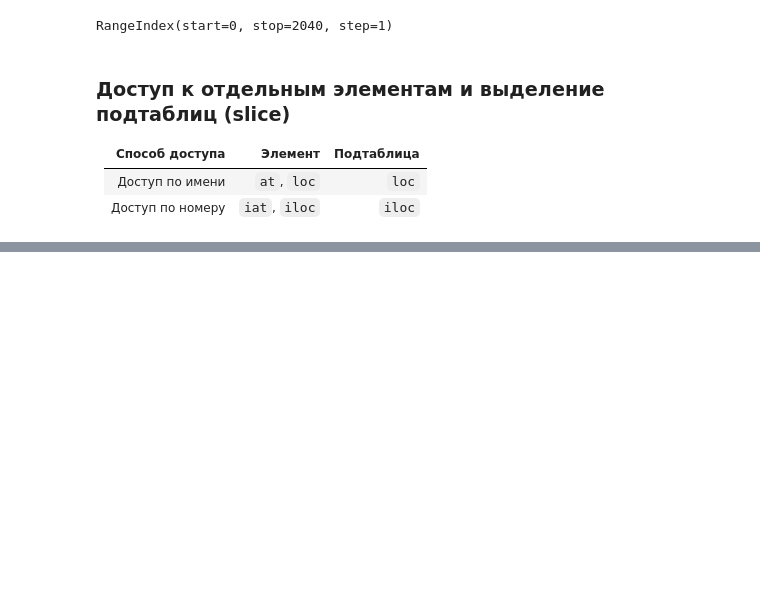
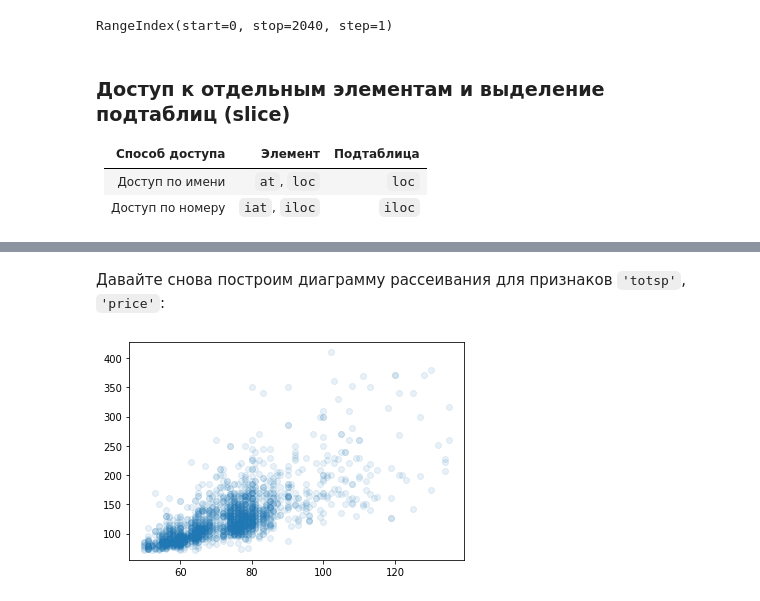
Before and after one commit to EvaKolosova/MachineLearningCourse, a Jupyter notebook: PriceOfFlatsInMoscow.ipynb, the cells around one changed output, grey strips where cells are left out. Cells and saved outputs as stored; diff of their text form; code cells hidden in the pictures; blank space fills up the shorter version.

```diff
--- a/PriceOfFlatsInMoscow.ipynb
+++ b/PriceOfFlatsInMoscow.ipynb
@@ -95,0 +204,6 @@ RangeIndex(start=0, stop=2040, step=1)
+# %%
+rows_to_drop = data_raw[
+    (data_raw['price'] < data_raw['price'].quantile(0.005)) | (data_raw['price'] > data_raw['price'].quantile(0.995)) |
+    (data_raw['totsp']  < data_raw['totsp' ].quantile(0.005)) | (data_raw['totsp']  > data_raw['totsp' ].quantile(0.995))].index
+data = data_raw.drop(rows_to_drop)
+data.shape
@@ -95,0 +242,7 @@ RangeIndex(start=0, stop=2040, step=1)
+# %% [markdown]
+Давайте снова построим диаграмму рассеивания для признаков `'totsp'`, `'price'`:
+# %%
+plt.scatter(data['totsp'], data['price'], alpha=0.1)
+pass
+# %% [output]
+[figure, added]
```
Also changed, not shown: parts of 33 cells of this notebook.
